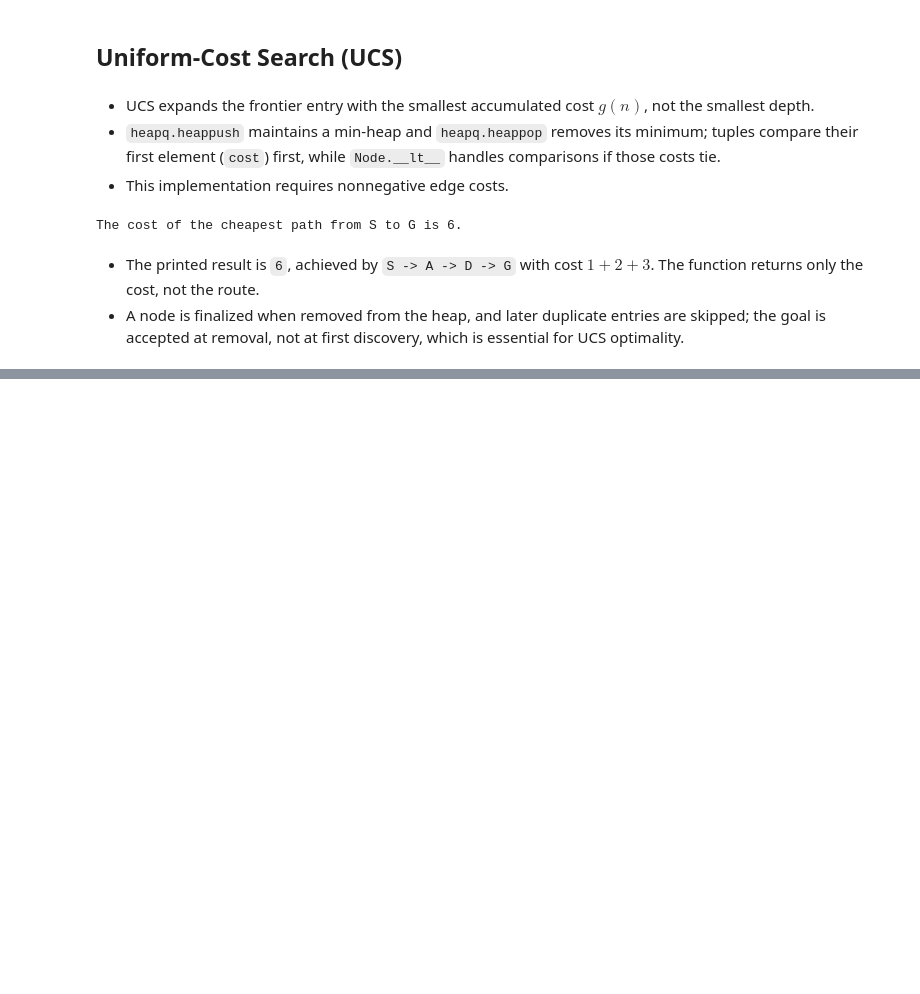
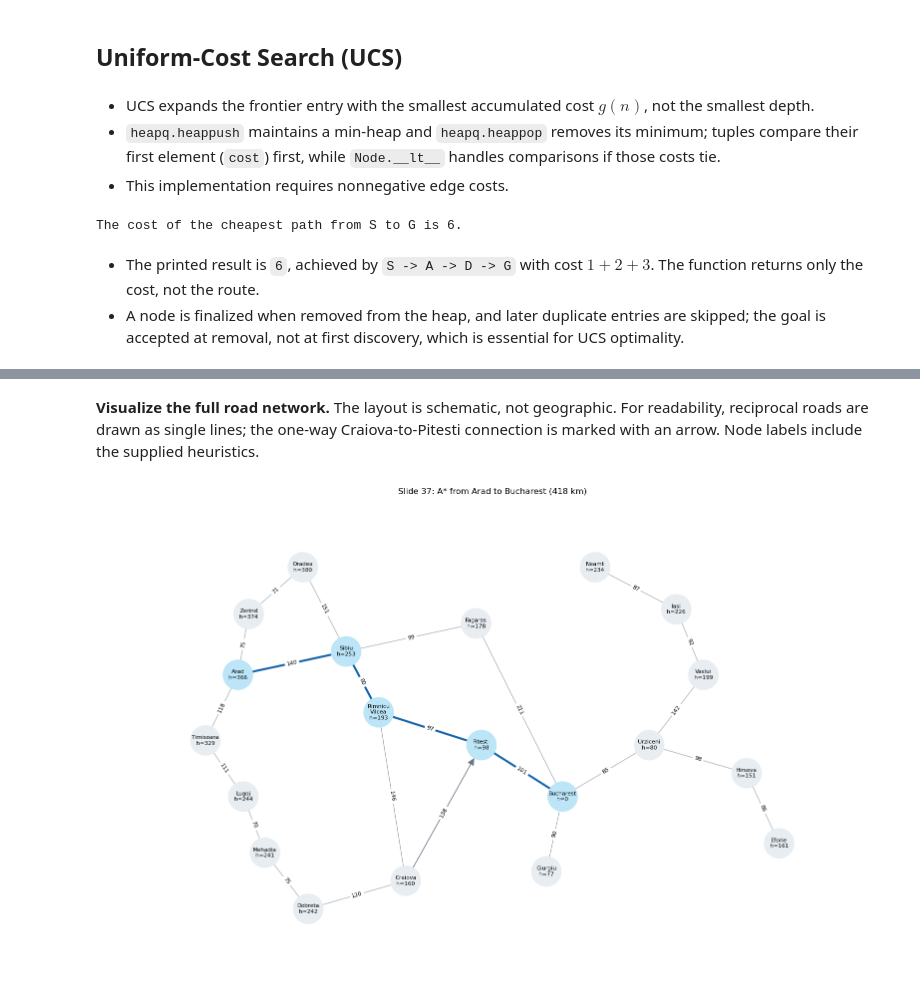
Before and after one commit to jalil-piran/AI, a Jupyter notebook: AI_2026.ipynb, the cells around one changed output, grey strips where cells are left out. Saved outputs shown, nothing was run; the diff lists cells and outputs as text; code cells hidden in the pictures; blank space fills up the shorter version.

```diff
--- a/AI_2026.ipynb
+++ b/AI_2026.ipynb
@@ -311,0 +593,7 @@ The cost of the cheapest path from S to G is 6.
+# %%
+romania_path = a_star(arad, bucharest)
+if romania_path is not None:
+    print('Path from Arad to Bucharest:', ' -> '.join(romania_path))
+    print('Total distance:', bucharest.g, 'km')
+else:
+    print('No path found.')
@@ -311,0 +617,47 @@ The cost of the cheapest path from S to G is 6.
+# %% [markdown]
+**Visualize the full road network.** The layout is schematic, not geographic. For readability, reciprocal roads are drawn as single lines; the one-way Craiova-to-Pitesti connection is marked with an arrow. Node labels include the supplied heuristics.
+# %%
+cities = [arad, bucharest, craiova, dobreta, eforie, fagaras, giurgiu, hirsova, iasi, lugoj, mehadia, neamt, oradea, pitesti, rimnicu_vilcea, sibiu, timisoara, urziceni, vaslui, zerind]
+
+romania_graph = {city.name: [(neighbor.name, cost)
+                 for neighbor, cost in city.adjacency_list] for city in cities}
+romania_h = {city.name: city.heuristic for city in cities}
+romania_positions = {
+    'Arad': (0, 3.7), 'Zerind': (0.2, 5), 'Oradea': (1.2, 6),
+    'Sibiu': (2, 4.2), 'Fagaras': (4.4, 4.8),
+    'Rimnicu Vilcea': (2.6, 2.9), 'Pitesti': (4.5, 2.2),
+    'Timisoara': (-0.6, 2.3), 'Lugoj': (0.1, 1.1),
+    'Mehadia': (0.5, -0.1), 'Dobreta': (1.3, -1.3),
+    'Craiova': (3.1, -0.7), 'Bucharest': (6, 1.1),
+    'Giurgiu': (5.7, -0.5), 'Urziceni': (7.6, 2.2),
+    'Hirsova': (9.4, 1.6), 'Eforie': (10, 0.1),
+    'Vaslui': (8.6, 3.7), 'Iasi': (8.1, 5.1), 'Neamt': (6.6, 6)
+}
+# Draw reciprocal roads once, then show the asymmetric road explicitly.
+G = nx.Graph()
+for city, neighbors in romania_graph.items():
+    for neighbor, cost in neighbors:
+        G.add_edge(city, neighbor, weight=cost)
+plt.figure(figsize=(16, 10))
+labels = {city: city.replace(' ', '\n') + f'\nh={romania_h[city]}' for city in G}
+nx.draw_networkx(G, romania_positions, labels=labels, node_size=1850,
+    node_color=['#bce5f8' if city in romania_path else '#e8edf2' for city in G],
+    font_size=8, edge_color='#a4aeb9')
+nx.draw_networkx_edge_labels(G, romania_positions,
+    edge_labels=nx.get_edge_attributes(G, 'weight'), font_size=8)
+nx.draw_networkx_edges(G, romania_positions,
+    edgelist=list(zip(romania_path, romania_path[1:])),
+    edge_color='#1764ab', width=3, node_size=1850)
+arrow_graph = nx.DiGraph()
+arrow_graph.add_edge('Craiova', 'Pitesti')
+nx.draw_networkx_edges(arrow_graph, romania_positions,
+    node_size=1850, arrows=True, arrowsize=22, edge_color='#697786')
+for text in plt.gca().texts:
+    text.set_zorder(5)
+plt.title('Slide 37: A* from Arad to Bucharest (418 km)', pad=16)
+plt.axis('off')
+plt.margins(0.12)
+plt.tight_layout()
+plt.show()
+# %% [output]
+[figure, added]
```
Also changed, not shown: parts of 20 cells of this notebook.
